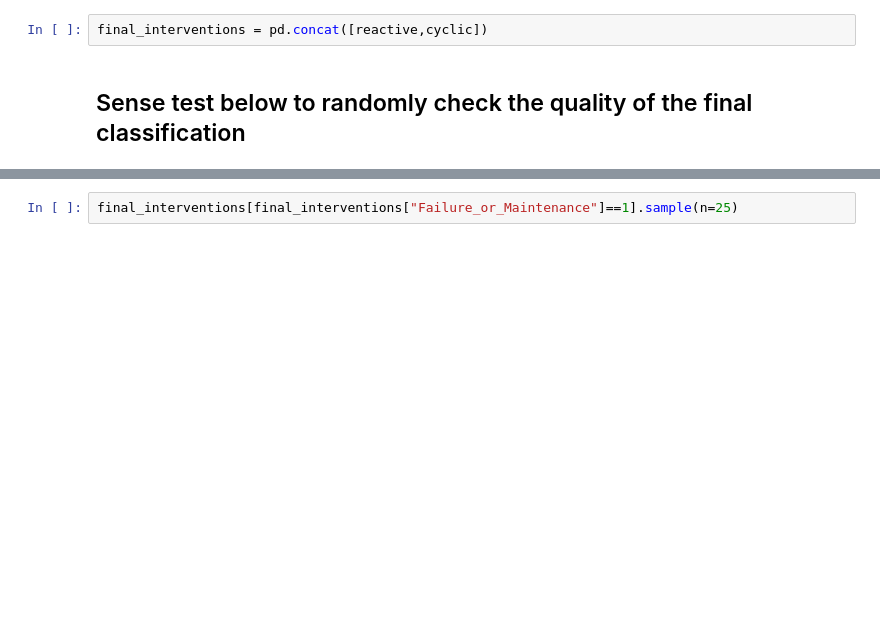
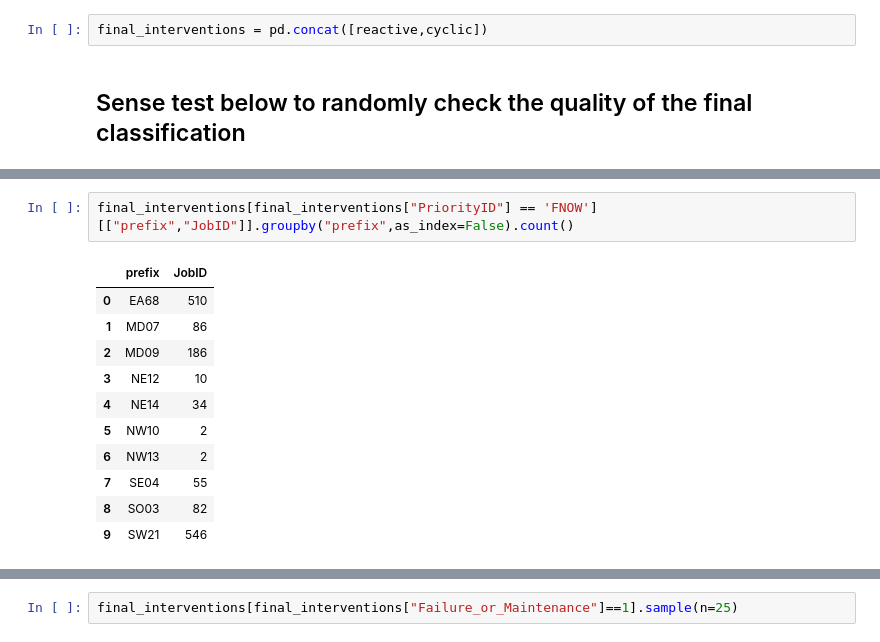
Before and after one commit to TomGraham1/BayesianFailureAnalysis, a Jupyter notebook: JupyterNotebooks/Data Engineering.ipynb, the cells around one changed output, grey strips where cells are left out. Drawn from its saved outputs; the diff is of its cells as text; blank space fills up the shorter version.

```diff
--- a/JupyterNotebooks/Data Engineering.ipynb
+++ b/JupyterNotebooks/Data Engineering.ipynb
@@ -742,0 +727,14 @@ final_interventions
+# %%
+final_interventions[final_interventions["PriorityID"] == 'FNOW'][["prefix","JobID"]].groupby("prefix",as_index=False).count()
+# %% [output]
+|  | prefix | JobID |
+| 0 | EA68 | 510 |
+| 1 | MD07 | 86 |
+| 2 | MD09 | 186 |
+| 3 | NE12 | 10 |
+| 4 | NE14 | 34 |
+| 5 | NW10 | 2 |
+| 6 | NW13 | 2 |
+| 7 | SE04 | 55 |
+| 8 | SO03 | 82 |
+| 9 | SW21 | 546 |
```
Also changed, not shown: parts of 2 cells of this notebook, 2 other files.
